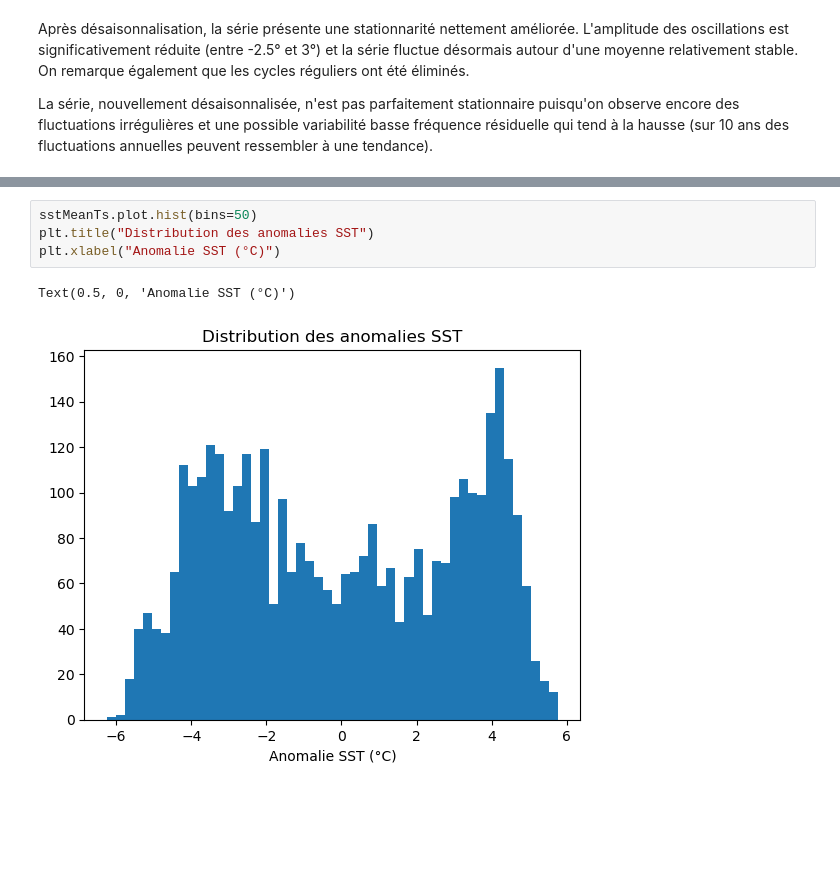
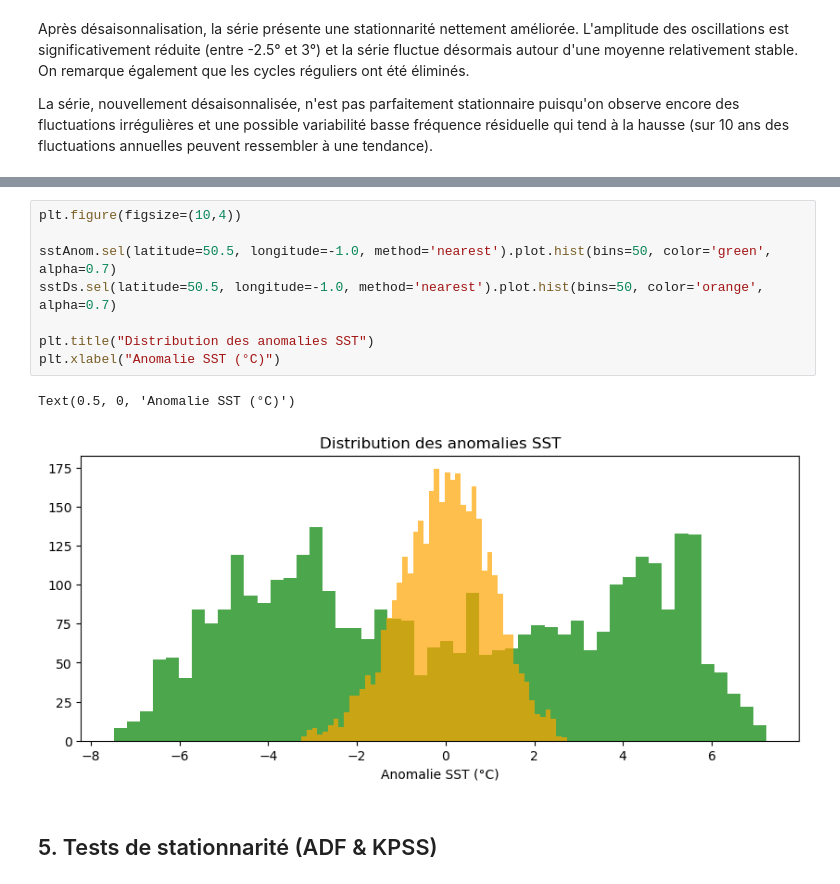
Before and after one commit to mkkuu/EnglishChannelSSTSciML, a Jupyter notebook: notebooks/dataPreparation/04diagnosingStationarityAbnormalities.ipynb, the cells around one changed output, grey strips where cells are left out. Saved outputs shown, nothing was run; the diff lists cells and outputs as text; blank space fills up the shorter version.

```diff
--- a/notebooks/dataPreparation/04diagnosingStationarityAbnormalities.ipynb
+++ b/notebooks/dataPreparation/04diagnosingStationarityAbnormalities.ipynb
@@ -151,7 +189,13 @@ plt.grid(True)
-# %%
-sstMeanTs.plot.hist(bins=50)
-plt.title("Distribution des anomalies SST")
-plt.xlabel("Anomalie SST (°C)")
-# %% [output]
-Text(0.5, 0, 'Anomalie SST (°C)')
-[figure, removed]
+# %%
+plt.figure(figsize=(10,4))
+
+sstAnom.sel(latitude=50.5, longitude=-1.0, method='nearest').plot.hist(bins=50, color='green', alpha=0.7)
+sstDs.sel(latitude=50.5, longitude=-1.0, method='nearest').plot.hist(bins=50, color='orange', alpha=0.7)
+
+plt.title("Distribution des anomalies SST")
+plt.xlabel("Anomalie SST (°C)")
+# %% [output]
+Text(0.5, 0, 'Anomalie SST (°C)')
+[figure, added]
+# %% [markdown]
+## 5. Tests de stationnarité (ADF & KPSS)
```
Also changed, not shown: parts of 11 cells of this notebook.
